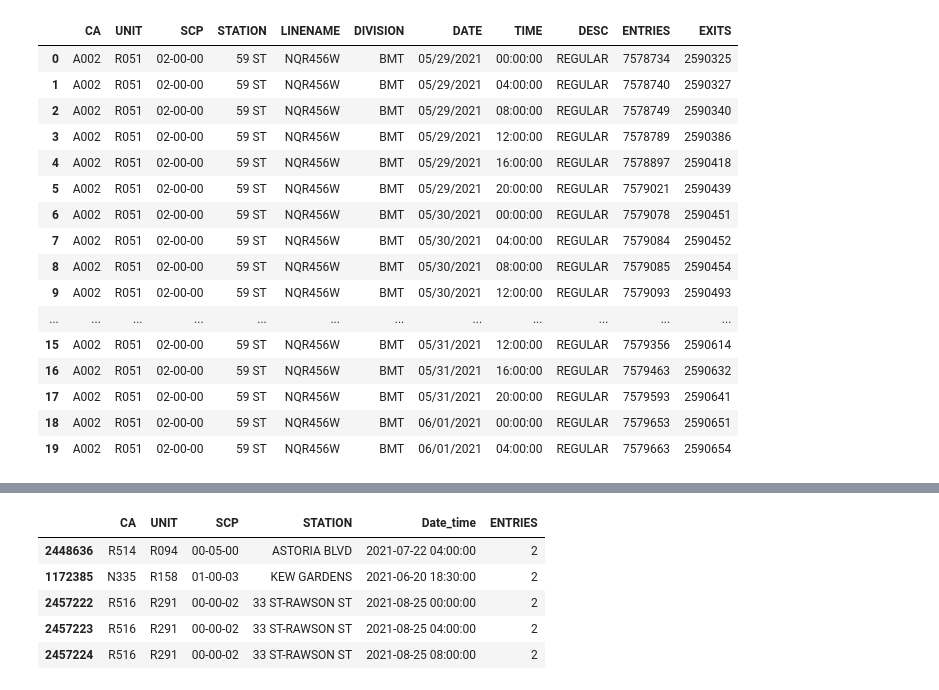
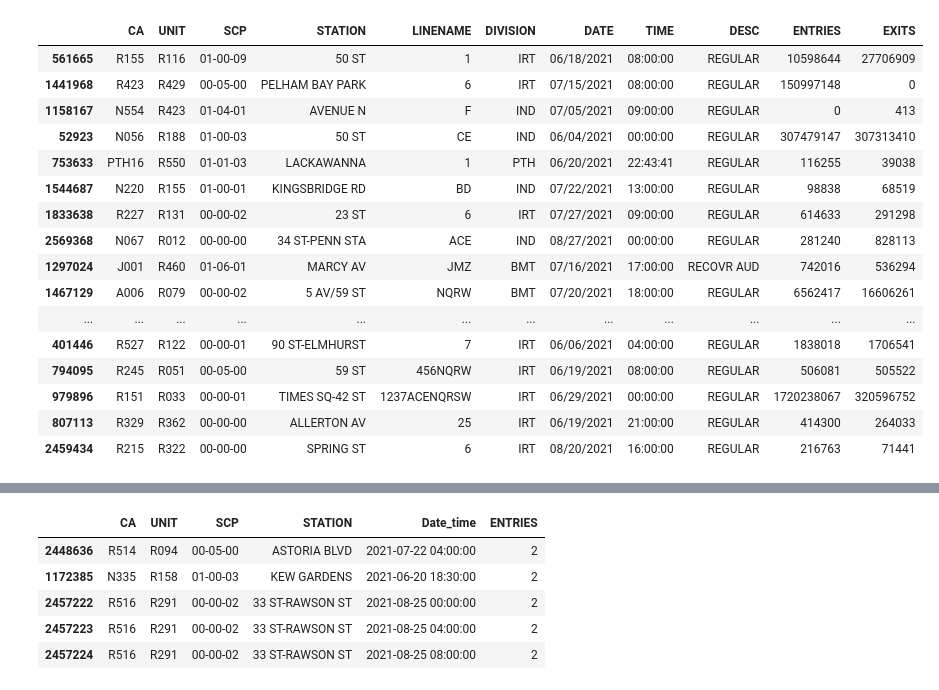
Before and after one commit to ajstake/EDA-Project, a Jupyter notebook: MTA_Data_Gathering_and_Cleaning_Notebook.ipynb, the cells around one changed output, grey strips where cells are left out. Cells and saved outputs as stored; diff of their text form; code cells hidden in the pictures.

```diff
--- a/MTA_Data_Gathering_and_Cleaning_Notebook.ipynb
+++ b/MTA_Data_Gathering_and_Cleaning_Notebook.ipynb
@@ -21,25 +21,25 @@ engine = create_engine("sqlite:///mta_all.db")
 all_data = pd.read_sql('SELECT * FROM mta_data;', engine)
 # %%
 ts_df1 = all_data
-# ts_df1.head(20)
+ts_df1.sample(20)
 # %% [output]
 |  | CA | UNIT | SCP | STATION | LINENAME | DIVISION | DATE | TIME | DESC | ENTRIES | EXITS |
-| 0 | A002 | R051 | 02-00-00 | 59 ST | NQR456W | BMT | 05/29/2021 | 00:00:00 | REGULAR | 7578734 | 2590325 |
-| 1 | A002 | R051 | 02-00-00 | 59 ST | NQR456W | BMT | 05/29/2021 | 04:00:00 | REGULAR | 7578740 | 2590327 |
-| 2 | A002 | R051 | 02-00-00 | 59 ST | NQR456W | BMT | 05/29/2021 | 08:00:00 | REGULAR | 7578749 | 2590340 |
-| 3 | A002 | R051 | 02-00-00 | 59 ST | NQR456W | BMT | 05/29/2021 | 12:00:00 | REGULAR | 7578789 | 2590386 |
-| 4 | A002 | R051 | 02-00-00 | 59 ST | NQR456W | BMT | 05/29/2021 | 16:00:00 | REGULAR | 7578897 | 2590418 |
-| 5 | A002 | R051 | 02-00-00 | 59 ST | NQR456W | BMT | 05/29/2021 | 20:00:00 | REGULAR | 7579021 | 2590439 |
-| 6 | A002 | R051 | 02-00-00 | 59 ST | NQR456W | BMT | 05/30/2021 | 00:00:00 | REGULAR | 7579078 | 2590451 |
-| 7 | A002 | R051 | 02-00-00 | 59 ST | NQR456W | BMT | 05/30/2021 | 04:00:00 | REGULAR | 7579084 | 2590452 |
-| 8 | A002 | R051 | 02-00-00 | 59 ST | NQR456W | BMT | 05/30/2021 | 08:00:00 | REGULAR | 7579085 | 2590454 |
-| 9 | A002 | R051 | 02-00-00 | 59 ST | NQR456W | BMT | 05/30/2021 | 12:00:00 | REGULAR | 7579093 | 2590493 |
+| 561665 | R155 | R116 | 01-00-09 | 50 ST | 1 | IRT | 06/18/2021 | 08:00:00 | REGULAR | 10598644 | 27706909 |
+| 1441968 | R423 | R429 | 00-05-00 | PELHAM BAY PARK | 6 | IRT | 07/15/2021 | 08:00:00 | REGULAR | 150997148 | 0 |
+| 1158167 | N554 | R423 | 01-04-01 | AVENUE N | F | IND | 07/05/2021 | 09:00:00 | REGULAR | 0 | 413 |
+| 52923 | N056 | R188 | 01-00-03 | 50 ST | CE | IND | 06/04/2021 | 00:00:00 | REGULAR | 307479147 | 307313410 |
+| 753633 | PTH16 | R550 | 01-01-03 | LACKAWANNA | 1 | PTH | 06/20/2021 | 22:43:41 | REGULAR | 116255 | 39038 |
+| 1544687 | N220 | R155 | 01-00-01 | KINGSBRIDGE RD | BD | IND | 07/22/2021 | 13:00:00 | REGULAR | 98838 | 68519 |
+| 1833638 | R227 | R131 | 00-00-02 | 23 ST | 6 | IRT | 07/27/2021 | 09:00:00 | REGULAR | 614633 | 291298 |
+| 2569368 | N067 | R012 | 00-00-00 | 34 ST-PENN STA | ACE | IND | 08/27/2021 | 00:00:00 | REGULAR | 281240 | 828113 |
+| 1297024 | J001 | R460 | 01-06-01 | MARCY AV | JMZ | BMT | 07/16/2021 | 17:00:00 | RECOVR AUD | 742016 | 536294 |
+| 1467129 | A006 | R079 | 00-00-02 | 5 AV/59 ST | NQRW | BMT | 07/20/2021 | 18:00:00 | REGULAR | 6562417 | 16606261 |
 | ... | ... | ... | ... | ... | ... | ... | ... | ... | ... | ... | ... |
-| 15 | A002 | R051 | 02-00-00 | 59 ST | NQR456W | BMT | 05/31/2021 | 12:00:00 | REGULAR | 7579356 | 2590614 |
-| 16 | A002 | R051 | 02-00-00 | 59 ST | NQR456W | BMT | 05/31/2021 | 16:00:00 | REGULAR | 7579463 | 2590632 |
-| 17 | A002 | R051 | 02-00-00 | 59 ST | NQR456W | BMT | 05/31/2021 | 20:00:00 | REGULAR | 7579593 | 2590641 |
-| 18 | A002 | R051 | 02-00-00 | 59 ST | NQR456W | BMT | 06/01/2021 | 00:00:00 | REGULAR | 7579653 | 2590651 |
-| 19 | A002 | R051 | 02-00-00 | 59 ST | NQR456W | BMT | 06/01/2021 | 04:00:00 | REGULAR | 7579663 | 2590654 |
+| 401446 | R527 | R122 | 00-00-01 | 90 ST-ELMHURST | 7 | IRT | 06/06/2021 | 04:00:00 | REGULAR | 1838018 | 1706541 |
+| 794095 | R245 | R051 | 00-05-00 | 59 ST | 456NQRW | IRT | 06/19/2021 | 08:00:00 | REGULAR | 506081 | 505522 |
+| 979896 | R151 | R033 | 00-00-01 | TIMES SQ-42 ST | 1237ACENQRSW | IRT | 06/29/2021 | 00:00:00 | REGULAR | 1720238067 | 320596752 |
+| 807113 | R329 | R362 | 00-00-00 | ALLERTON AV | 25 | IRT | 06/19/2021 | 21:00:00 | REGULAR | 414300 | 264033 |
+| 2459434 | R215 | R322 | 00-00-00 | SPRING ST | 6 | IRT | 08/20/2021 | 16:00:00 | REGULAR | 216763 | 71441 |
 # %%
 import datetime as dt
 ts_df1['Date_time'] = pd.to_datetime(ts_df1.DATE.astype(str) + ' ' + ts_df1.TIME.astype(str))
```
Also changed, not shown: parts of 17 cells of this notebook.
